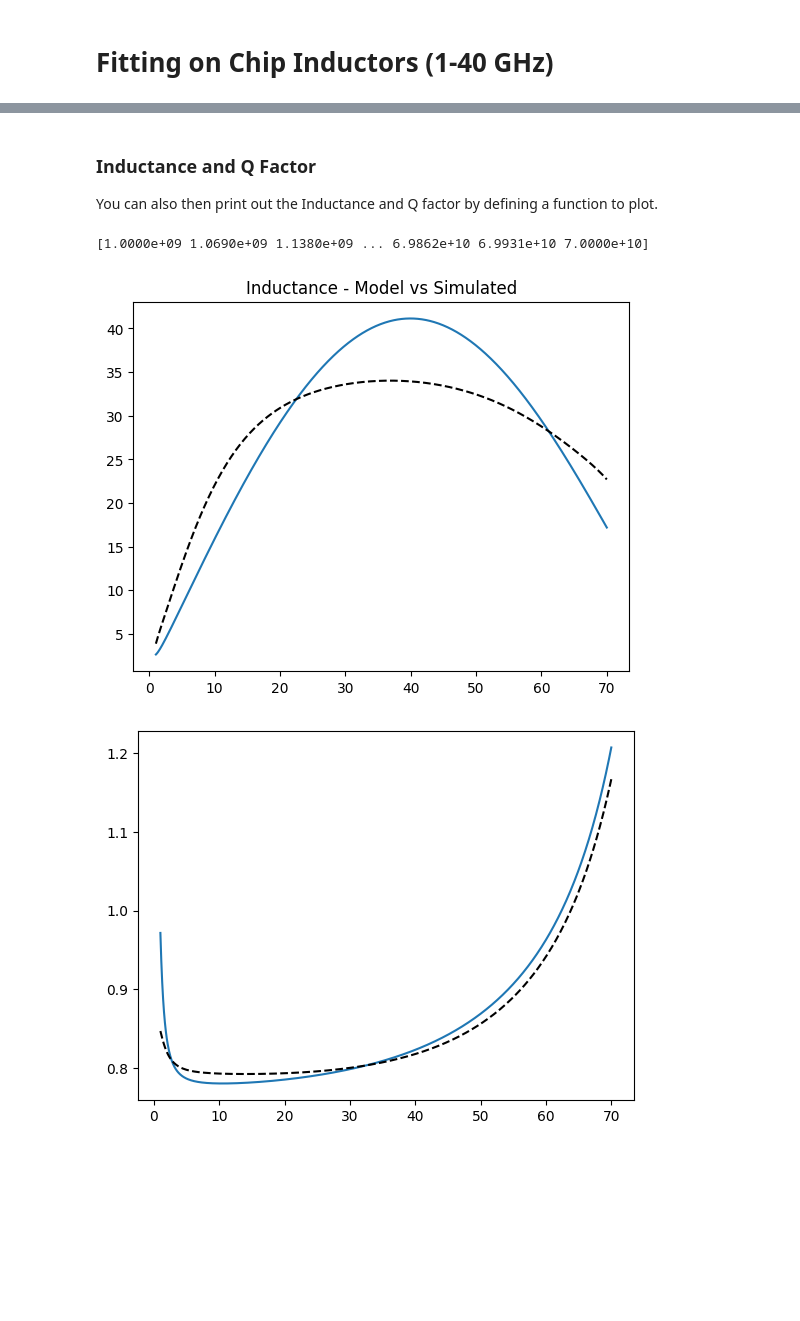
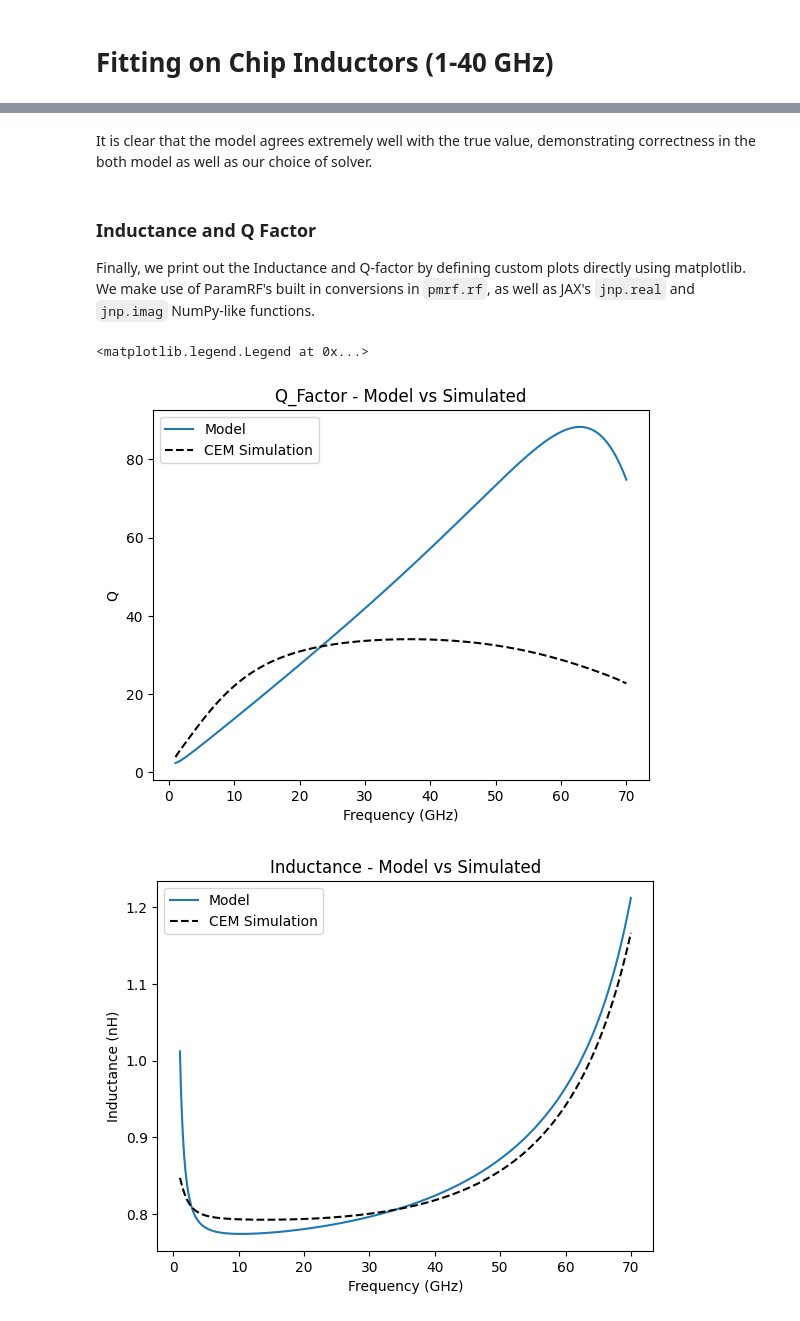
Before and after one commit to gvcallen/paramrf, a Jupyter notebook: docs/tutorials/2_chip_inductor_fitting.ipynb, the cells around one changed output, grey strips where cells are left out. Saved outputs shown, nothing was run; the diff lists cells and outputs as text; code cells hidden in the pictures; blank space fills up the shorter version.

```diff
--- a/docs/tutorials/2_chip_inductor_fitting.ipynb
+++ b/docs/tutorials/2_chip_inductor_fitting.ipynb
@@ -109,8 +145,6 @@ The fit runs using SciPy's optimizer by default, minimizing the difference betwe
 # %%
-import skrf
+fit_results = prf.fitting.fit(inductor_model, cem_simulation)
 
-# Load Data
-simulated_params = skrf.Network("./Data/On chip inductor.s2p")
-
-# Fit
-inductor_fit = pmrf.fitting.fit(inductor_model, simulated_params)
+import pprint
+print("Final Fitted Parameters:")
+pprint.pprint(fit_results.model.named_params())
@@ -143,39 +195,45 @@ Text(0.5, 1.0, 'Smith Chart - Model vs Simulated')
+# %% [markdown]
+It is clear that the model agrees extremely well with the true value, demonstrating correctness in the both model as well as our choice of solver.
 # %% [markdown]
 ### Inductance and Q Factor
-You can also then print out the Inductance and Q factor by defining a function to plot.
+Finally, we print out the Inductance and Q-factor by defining custom plots directly using matplotlib. We make use of ParamRF's built in conversions in `pmrf.rf`, as well as JAX's `jnp.real` and `jnp.imag` NumPy-like functions.
 # %%
 import jax.numpy as jnp
 
-freq = pmrf.Frequency(1, 70, 1001, "GHz")
-model = inductor_fit.model.s(freq)
+freq = prf.Frequency(1, 70, 1001, "GHz")
+model = fit_results.model.s(freq)
 
-def Q_Factor(s_params):
-    y = pmrf.rf.s2y(s_params)
+def q_factor(s_params):
+    y = prf.rf.s2y(s_params)
     z = 1 / y[:, 0, 1]
     z_real = jnp.real(z)
     z_imag = jnp.imag(z)
     return z_imag / z_real
 
-def inductance(s_params, freqs, z0=50.0):
-    y = pmrf.rf.s2y(s_params)
+def inductance(s_params, freqs):
+    y = prf.rf.s2y(s_params)
     z = -1 / y[:, 0, 1]
     z_imag = jnp.imag(z)
     L = z_imag / (freqs * 2 * jnp.pi)
-
-    return L * 1e9  # convert to nH
+    return L * 1e9
 
 fig1, ax1 = plt.subplots()
-ax1.plot(freq.f / 1e9, Q_Factor(model), color="tab:blue")
-ax1.plot(simulated_params.f / 1e9, Q_Factor(simulated_params.s), color="black", linestyle="--")
+ax1.plot(freq.f / 1e9, q_factor(model), color="tab:blue", label='Model')
+ax1.plot(cem_simulation.f / 1e9, q_factor(cem_simulation.s), color="black", linestyle="--", label='CEM Simulation')
 ax1.set_title("Q_Factor - Model vs Simulated")
+ax1.set_xlabel("Frequency (GHz)")
+ax1.set_ylabel("Q")
 
 fig1, ax2 = plt.subplots()
-ax2.plot(freq.f / 1e9, inductance(model, freq.f), color="tab:blue")
-ax2.plot(simulated_params.f / 1e9, inductance(simulated_params.s, simulated_params.f), color="black", linestyle="--")
-ax1.set_title("Inductance - Model vs Simulated")
+ax2.plot(freq.f / 1e9, inductance(model, freq.f), color="tab:blue", label='Model')
+ax2.plot(cem_simulation.f / 1e9, inductance(cem_simulation.s, cem_simulation.f), color="black", linestyle="--", label='CEM Simulation')
+ax2.set_title("Inductance - Model vs Simulated")
+ax2.set_xlabel("Frequency (GHz)")
+ax2.set_ylabel("Inductance (nH)")
 
-print(freq.f)
+ax1.legend()
+ax2.legend()
 # %% [output]
-[1.0000e+09 1.0690e+09 1.1380e+09 ... 6.9862e+10 6.9931e+10 7.0000e+10]
+<matplotlib.legend.Legend at 0x...>
-[figure, old version]
+[figure, new version]
-[figure, old version]
+[figure, new version]
```
Also changed, not shown: parts of 21 cells of this notebook, 2 other files.
